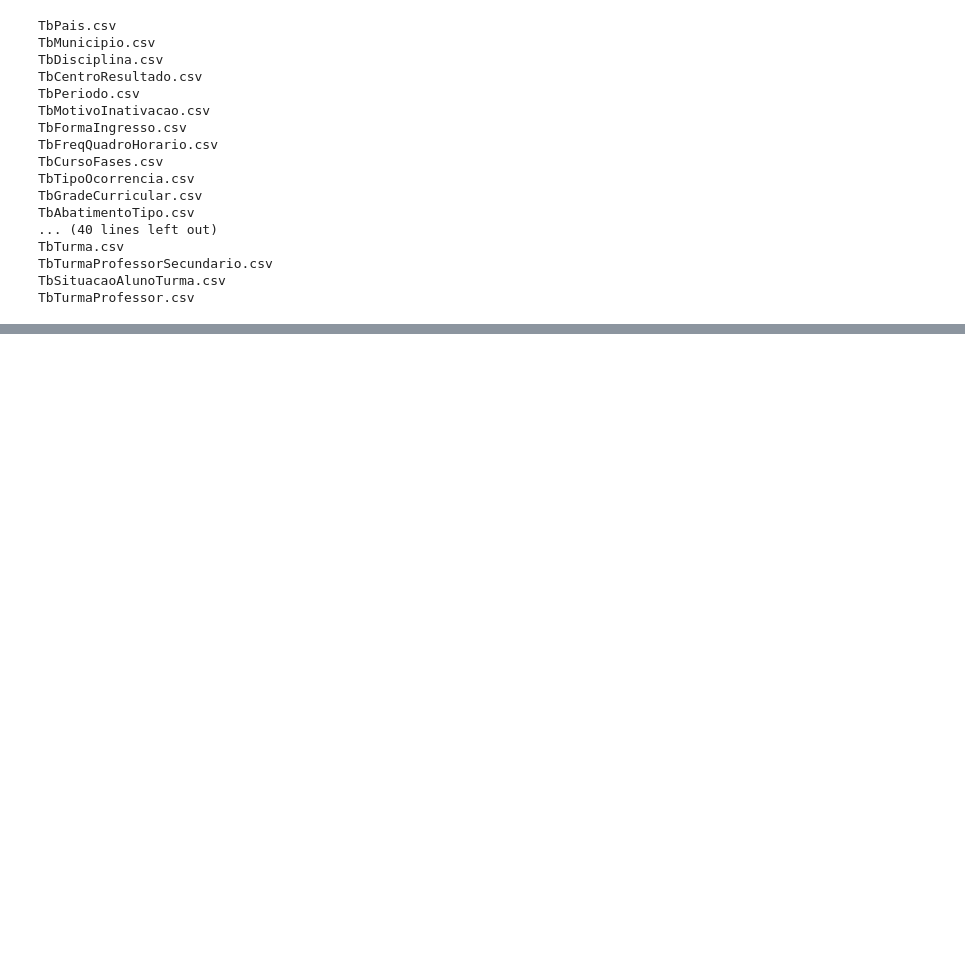
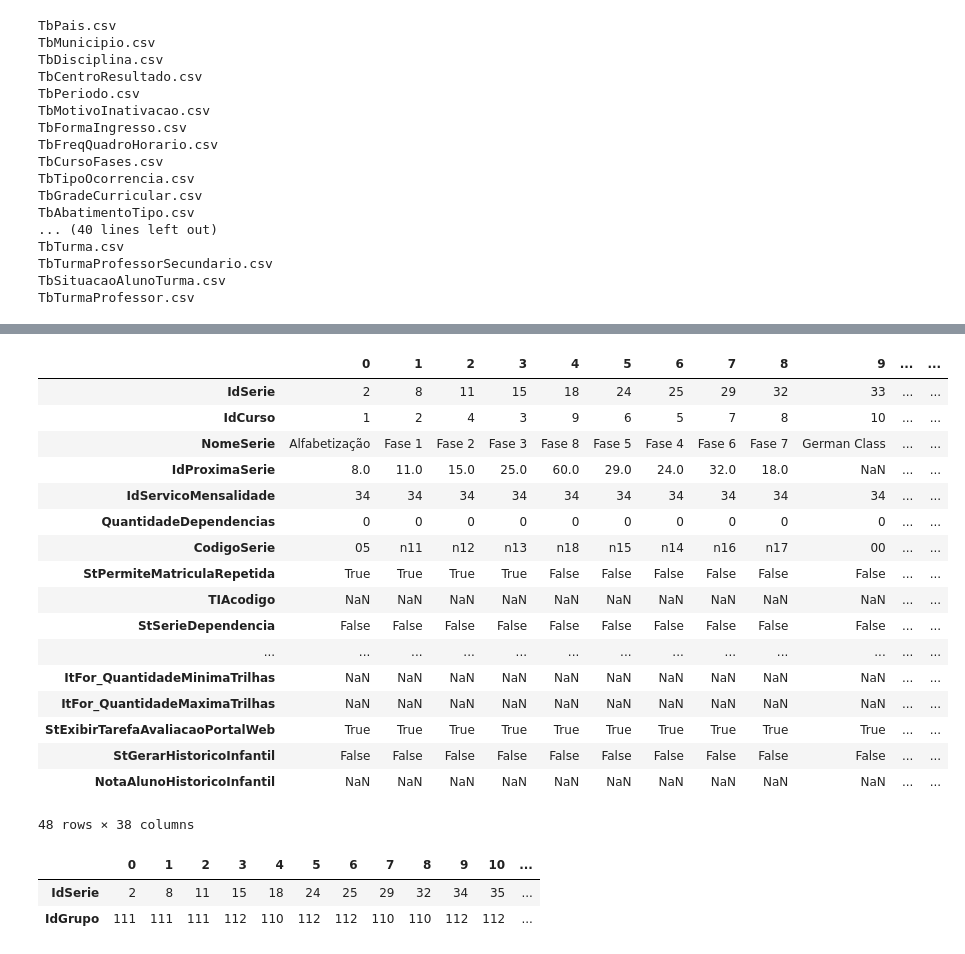
Before and after one commit to johnnathan862/pos-tech-datathon, a Jupyter notebook: exploratory.ipynb, the cells around one changed output, grey strips where cells are left out. Drawn from its saved outputs; the diff is of its cells as text; code cells hidden in the pictures; blank space fills up the shorter version.

```diff
--- a/exploratory.ipynb
+++ b/exploratory.ipynb
@@ -71,0 +266,27 @@ TbTurmaProfessor.csv
+# %%
+TbSerie['TbSerie'].T
+# %% [output]
+|  | 0 | 1 | 2 | 3 | 4 | 5 | 6 | 7 | 8 | 9 | ... | ... |
+| IdSerie | 2 | 8 | 11 | 15 | 18 | 24 | 25 | 29 | 32 | 33 | ... | ... |
+| IdCurso | 1 | 2 | 4 | 3 | 9 | 6 | 5 | 7 | 8 | 10 | ... | ... |
+| NomeSerie | Alfabetização | Fase 1 | Fase 2 | Fase 3 | Fase 8 | Fase 5 | Fase 4 | Fase 6 | Fase 7 | German Class | ... | ... |
+| IdProximaSerie | 8.0 | 11.0 | 15.0 | 25.0 | 60.0 | 29.0 | 24.0 | 32.0 | 18.0 | NaN | ... | ... |
+| IdServicoMensalidade | 34 | 34 | 34 | 34 | 34 | 34 | 34 | 34 | 34 | 34 | ... | ... |
+| QuantidadeDependencias | 0 | 0 | 0 | 0 | 0 | 0 | 0 | 0 | 0 | 0 | ... | ... |
+| CodigoSerie | 05 | n11 | n12 | n13 | n18 | n15 | n14 | n16 | n17 | 00 | ... | ... |
+| StPermiteMatriculaRepetida | True | True | True | True | False | False | False | False | False | False | ... | ... |
+| TIAcodigo | NaN | NaN | NaN | NaN | NaN | NaN | NaN | NaN | NaN | NaN | ... | ... |
+| StSerieDependencia | False | False | False | False | False | False | False | False | False | False | ... | ... |
+| ... | ... | ... | ... | ... | ... | ... | ... | ... | ... | ... | ... | ... |
+| ItFor_QuantidadeMinimaTrilhas | NaN | NaN | NaN | NaN | NaN | NaN | NaN | NaN | NaN | NaN | ... | ... |
+| ItFor_QuantidadeMaximaTrilhas | NaN | NaN | NaN | NaN | NaN | NaN | NaN | NaN | NaN | NaN | ... | ... |
+| StExibirTarefaAvaliacaoPortalWeb | True | True | True | True | True | True | True | True | True | True | ... | ... |
+| StGerarHistoricoInfantil | False | False | False | False | False | False | False | False | False | False | ... | ... |
+| NotaAlunoHistoricoInfantil | NaN | NaN | NaN | NaN | NaN | NaN | NaN | NaN | NaN | NaN | ... | ... |
+48 rows × 38 columns
+# %%
+TbSerie['TbSerieGrupo'].T
+# %% [output]
+|  | 0 | 1 | 2 | 3 | 4 | 5 | 6 | 7 | 8 | 9 | 10 | ... |
+| IdSerie | 2 | 8 | 11 | 15 | 18 | 24 | 25 | 29 | 32 | 34 | 35 | ... |
+| IdGrupo | 111 | 111 | 111 | 112 | 110 | 112 | 112 | 110 | 110 | 112 | 112 | ... |
```
Also changed, not shown: parts of 11 cells of this notebook.
